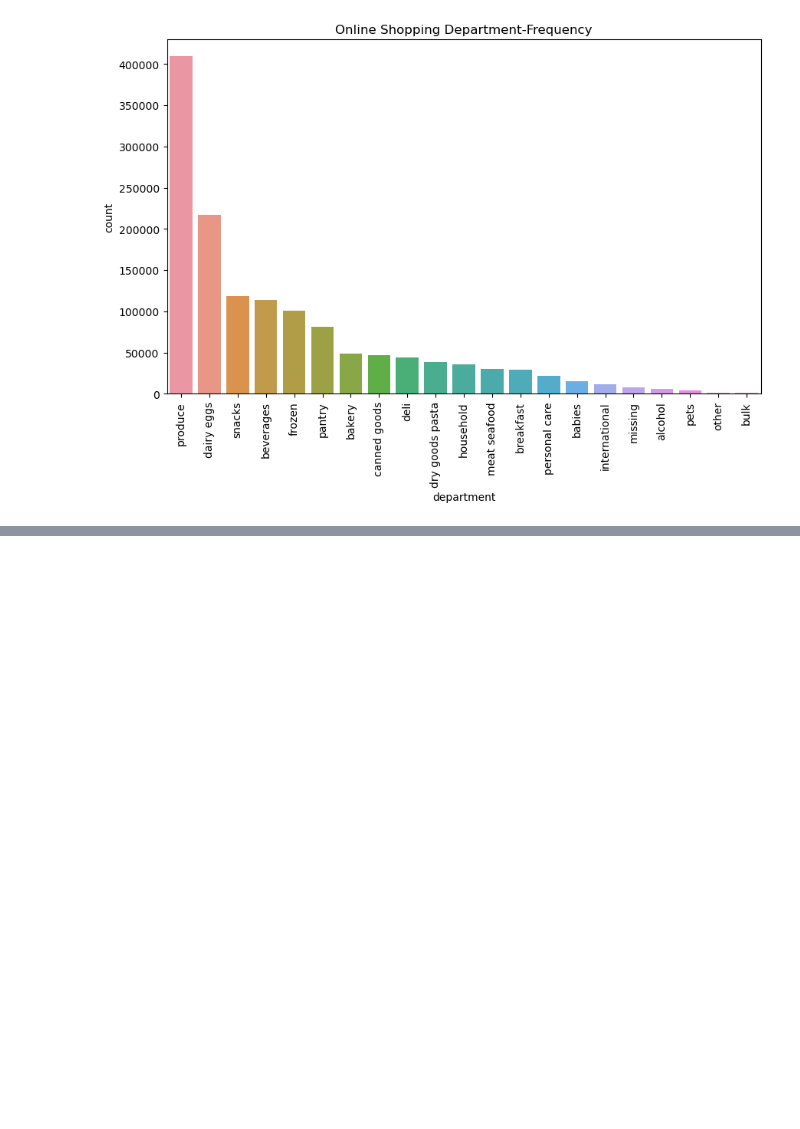
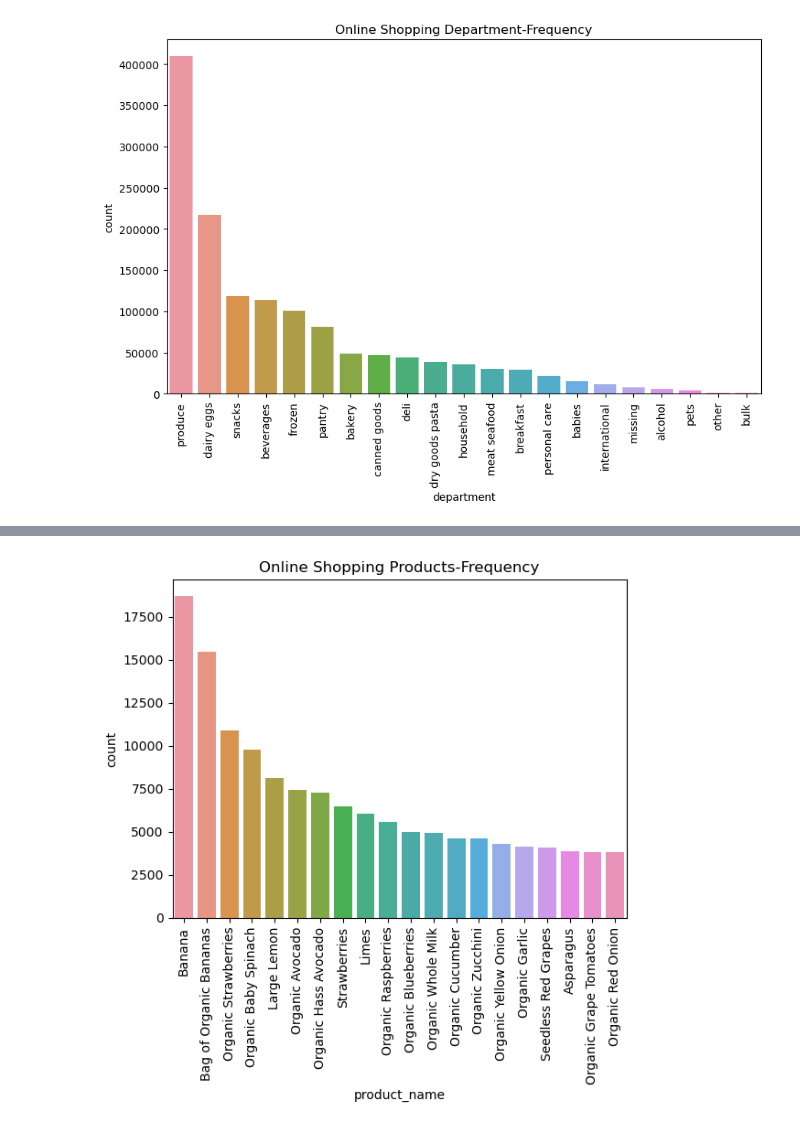
Before and after one commit to mirsahib/Project-GenAI, a Jupyter notebook: Grocery_Store/notebooks/Instacart_Recommendation_System.ipynb, the cells around one changed output, grey strips where cells are left out. Drawn from its saved outputs; the diff is of its cells as text; code cells hidden in the pictures; blank space fills up the shorter version.

```diff
--- a/Grocery_Store/notebooks/Instacart_Recommendation_System.ipynb
+++ b/Grocery_Store/notebooks/Instacart_Recommendation_System.ipynb
@@ -117,0 +126,9 @@ plt.show()
+# %%
+#Let us now analyze the products distribution
+
+sns.countplot(x=df.product_name, order=df.product_name.value_counts().index[:20])
+plt.title('Online Shopping Products-Frequency')
+plt.xticks(rotation=90)
+plt.show()
+# %% [output]
+[figure, added]
```
Also changed, not shown: parts of 13 cells of this notebook.
